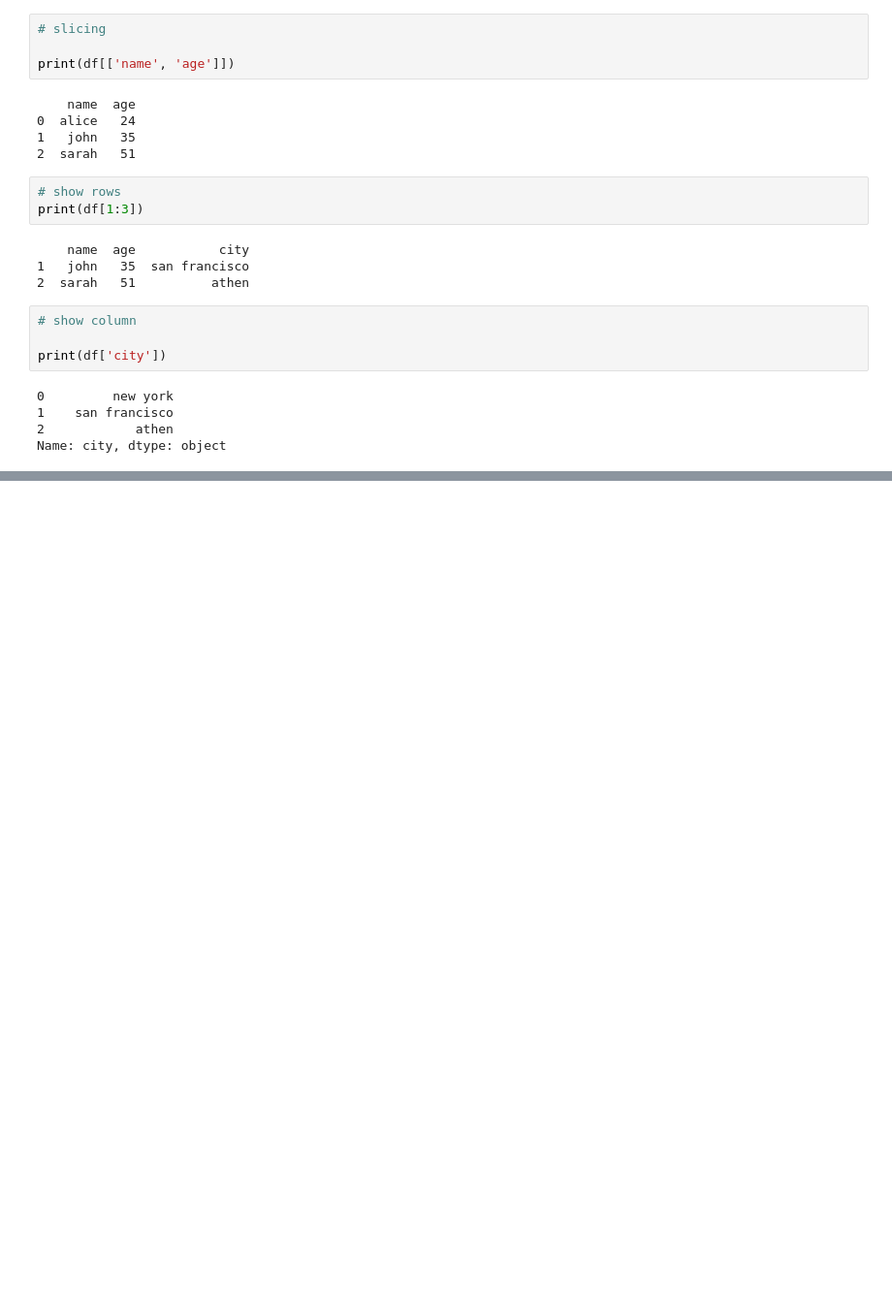
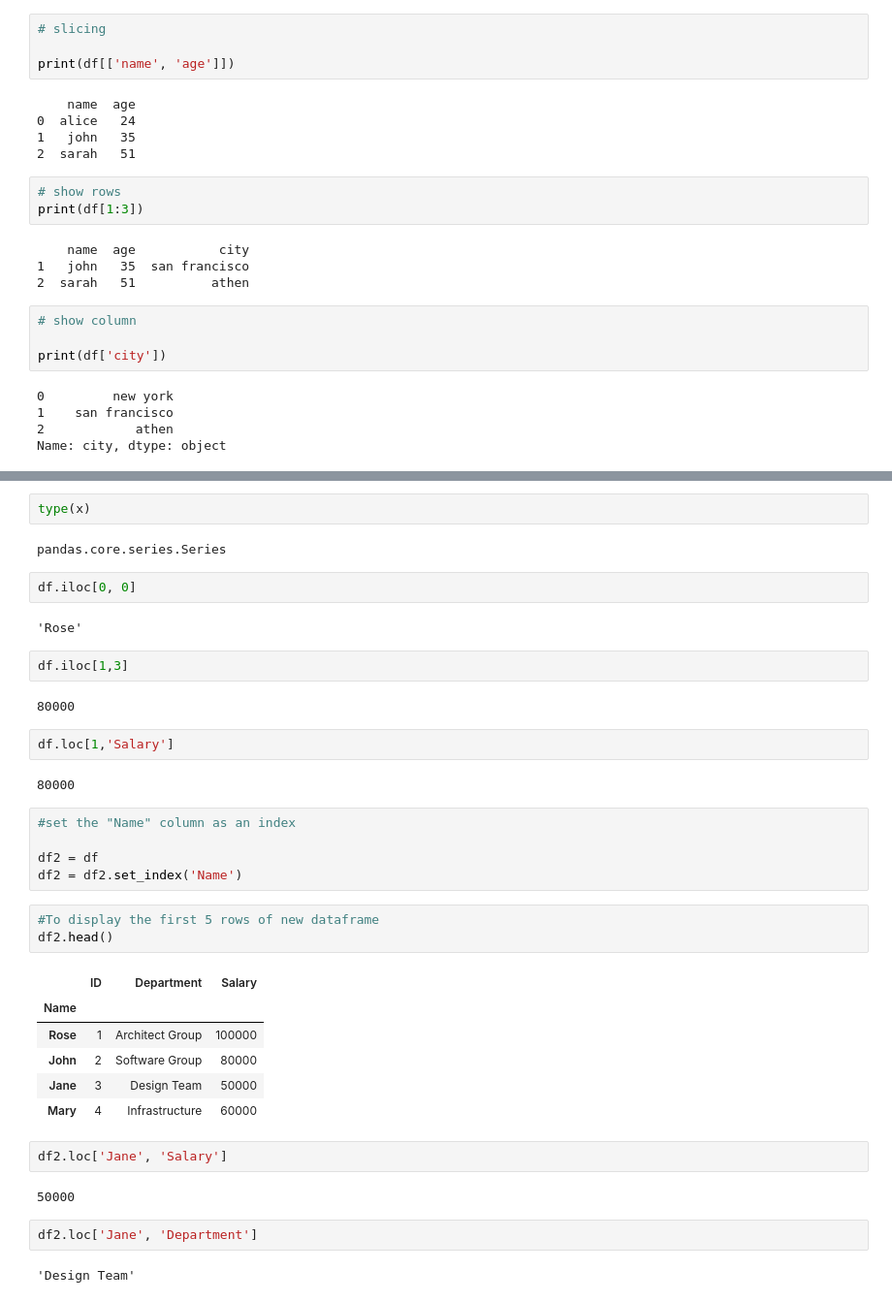
Before and after one commit to alirezaghorbani1983/IBM-DATA-SCIENCE, a Jupyter notebook: python-pandas-numpy.ipynb, the cells around one changed output, grey strips where cells are left out. Shown at 97% size. Saved outputs shown, nothing was run; the diff lists cells and outputs as text; blank space fills up the shorter version.

```diff
--- a/python-pandas-numpy.ipynb
+++ b/python-pandas-numpy.ipynb
@@ -271,0 +370,39 @@ high-above_102 = df[df['age']>]
+# %%
+type(x)
+# %% [output]
+pandas.core.series.Series
+# %%
+df.iloc[0, 0]
+# %% [output]
+'Rose'
+# %%
+df.iloc[1,3]
+# %% [output]
+80000
+# %%
+df.loc[1,'Salary']
+# %% [output]
+80000
+# %%
+#set the "Name" column as an index
+
+df2 = df
+df2 = df2.set_index('Name')
+# %%
+#To display the first 5 rows of new dataframe
+df2.head()
+# %% [output]
+|  | ID | Department | Salary |
+| Name |  |  |  |
+| Rose | 1 | Architect Group | 100000 |
+| John | 2 | Software Group | 80000 |
+| Jane | 3 | Design Team | 50000 |
+| Mary | 4 | Infrastructure | 60000 |
+# %%
+df2.loc['Jane', 'Salary']
+# %% [output]
+50000
+# %%
+df2.loc['Jane', 'Department']
+# %% [output]
+'Design Team'
```
Also changed, not shown: parts of 17 cells of this notebook.
